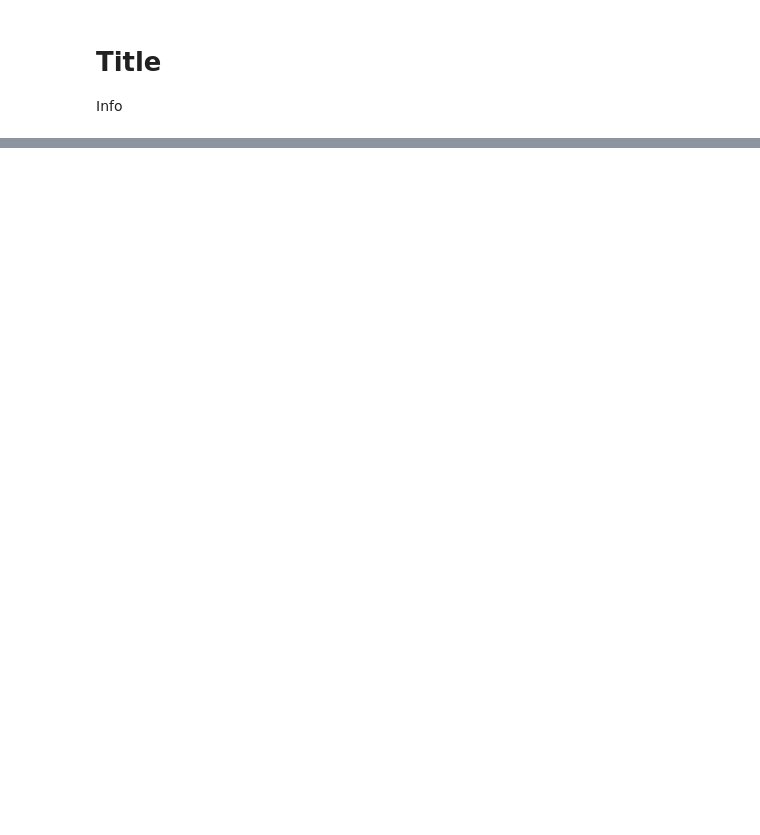
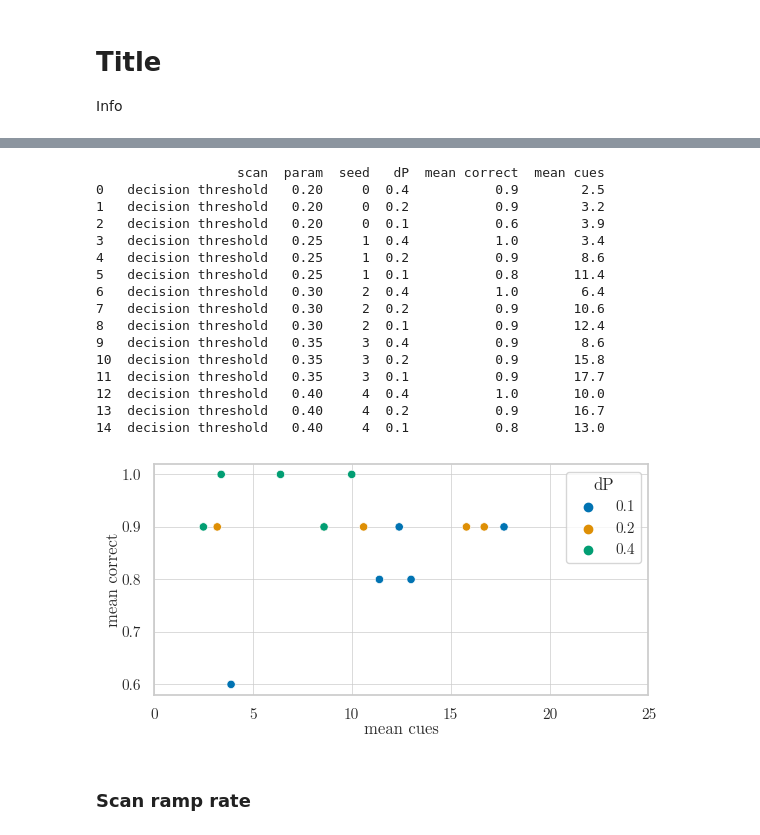
Before and after one commit to psipeter/value-accumulation, a Jupyter notebook: model.ipynb, the cells around one changed output, grey strips where cells are left out. Drawn from its saved outputs; the diff is of its cells as text; code cells hidden in the pictures; blank space fills up the shorter version.

Commit message:
more parameter scanning, better default parameters

```diff
--- a/model.ipynb
+++ b/model.ipynb
@@ -228,11 +213,0 @@ def scan_parameter(scan, nNetworks, nTrials, deltaP, maxSamples, dt=0.001, low=0
-# %%
-def collapse_scan(data, scan):
-    dfs = []
-    columns = ('scan', 'param', 'seed', 'mean correct', 'mean cues')
-    for s in range(data['seed'].max()+1):
-        d = data.query("seed==@s")
-        dfs.append(pd.DataFrame([[scan, d['param'].mean(), s, d['correct'].mean(), d['cues'].mean()]], columns=columns))
-    collapsed_data = pd.concat(dfs, ignore_index=True)
-    return collapsed_data
-# %%
-data = scan_parameter(scan="decision threshold", nNetworks=3, nTrials=20, deltaP=0.4, maxSamples=12)
@@ -270,0 +249,12 @@ plt.show()
+# %%
+def collapse_scan(data, scan):
+    dfs = []
+    columns = ('scan', 'param', 'seed', 'dP', 'mean correct', 'mean cues')
+    for s in range(data['seed'].max()+1):
+        for dP in data['dP'].unique():
+            d = data.query("seed==@s and dP==@dP")
+            dfs.append(pd.DataFrame([[
+                scan, d['param'].mean(), s, np.around(d['dP'].mean(),2), d['correct'].mean(), d['cues'].mean()
+                ]], columns=columns))
+    collapsed_data = pd.concat(dfs, ignore_index=True)
+    return collapsed_data
@@ -270,0 +263,2 @@ plt.show()
+# %%
+data = scan_parameter(scan="decision threshold", nNetworks=5, nTrials=10, deltaPs=[0.4, 0.2, 0.1], low=0.2, high=0.4)
@@ -270,0 +283,27 @@ plt.show()
+# %%
+collapsed_data = collapse_scan(data, "decision threshold")
+print(collapsed_data)
+fig, ax = plt.subplots(figsize=((6.38, 3)))
+sns.scatterplot(data=collapsed_data, x="mean cues", y="mean correct", hue='dP', ax=ax, palette=palette)
+ax.set(xlim=((0, 25)))
+plt.show()
+# %% [output]
+                  scan  param  seed   dP  mean correct  mean cues
+0   decision threshold   0.20     0  0.4           0.9        2.5
+1   decision threshold   0.20     0  0.2           0.9        3.2
+2   decision threshold   0.20     0  0.1           0.6        3.9
+3   decision threshold   0.25     1  0.4           1.0        3.4
+4   decision threshold   0.25     1  0.2           0.9        8.6
+5   decision threshold   0.25     1  0.1           0.8       11.4
+6   decision threshold   0.30     2  0.4           1.0        6.4
+7   decision threshold   0.30     2  0.2           0.9       10.6
+8   decision threshold   0.30     2  0.1           0.9       12.4
+9   decision threshold   0.35     3  0.4           0.9        8.6
+10  decision threshold   0.35     3  0.2           0.9       15.8
+11  decision threshold   0.35     3  0.1           0.9       17.7
+12  decision threshold   0.40     4  0.4           1.0       10.0
+13  decision threshold   0.40     4  0.2           0.9       16.7
+14  decision threshold   0.40     4  0.1           0.8       13.0
+[figure, added]
+# %% [markdown]
+### Scan ramp rate
```
Also changed, not shown: parts of 35 cells of this notebook.
